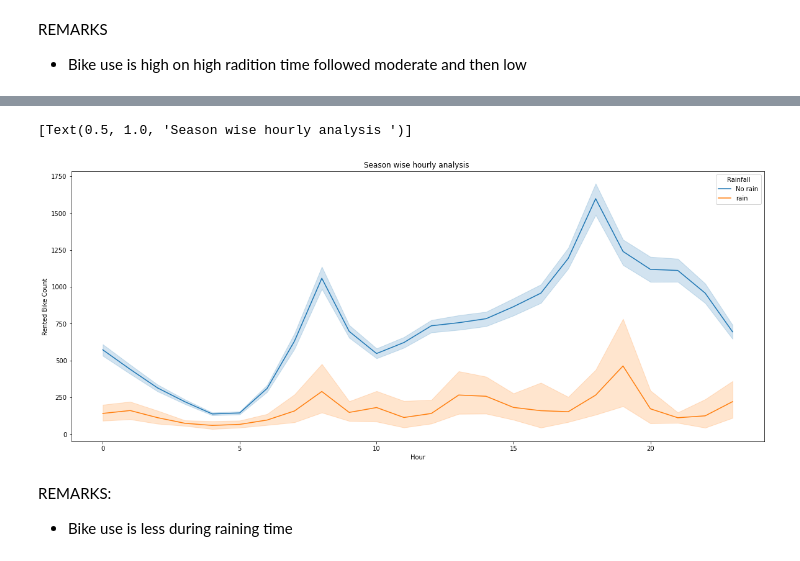
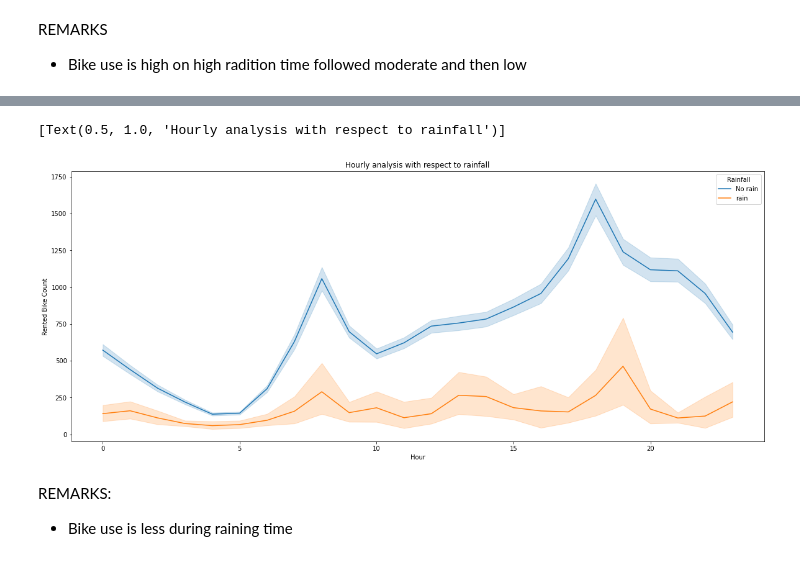
Before and after one commit to Rochakr4/Bike-Sharing-Demand-Prediction---Capstone-Project, a Jupyter notebook: Bike_Sharing_Demand_Prediction_Capstone_Project.ipynb, the cells around one changed output, grey strips where cells are left out. Saved outputs shown, nothing was run; the diff lists cells and outputs as text; code cells hidden in the pictures.

```diff
--- a/Bike_Sharing_Demand_Prediction_Capstone_Project.ipynb
+++ b/Bike_Sharing_Demand_Prediction_Capstone_Project.ipynb
@@ -340,15 +341,15 @@ REMARKS
 # %%
 #Rainfall wise average bike rented
 temp_bar=px.bar(data_frame=bike_df.groupby('Rainfall')['Rented Bike Count'].mean().reset_index(),y=['Rented Bike Count'],x='Rainfall',title='Solar Radiation wise average bike rented')
 temp_bar.show()
 #Rainfall wise hourly average analysis
 fig,ax=plt.subplots(figsize=(20,8))
 sns.lineplot(data=bike_df,x='Hour',y='Rented Bike Count',hue='Rainfall')
-ax.set(title='Season wise hourly analysis ')
+ax.set(title='Hourly analysis with respect to rainfall')
 # %% [output]
 [interactive output not drawn]
-[Text(0.5, 1.0, 'Season wise hourly analysis ')]
+[Text(0.5, 1.0, 'Hourly analysis with respect to rainfall')]
-[figure, old version]
+[figure, new version]
 # %% [markdown]
 REMARKS:
 
```
Also changed, not shown: parts of 38 cells of this notebook.
